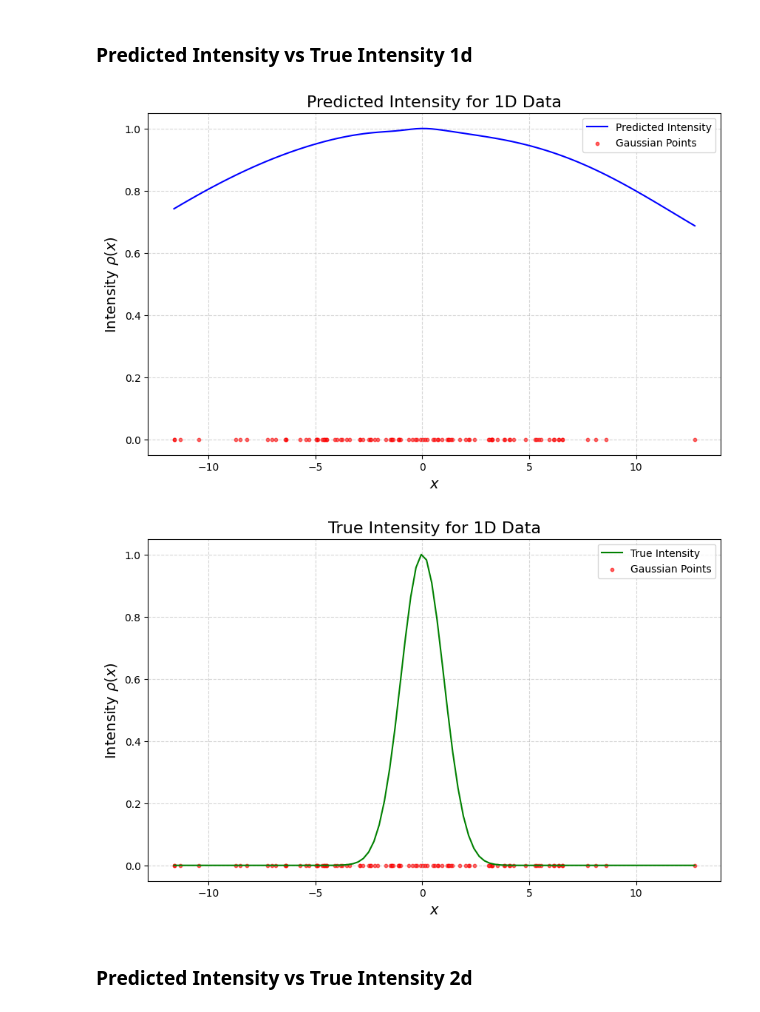
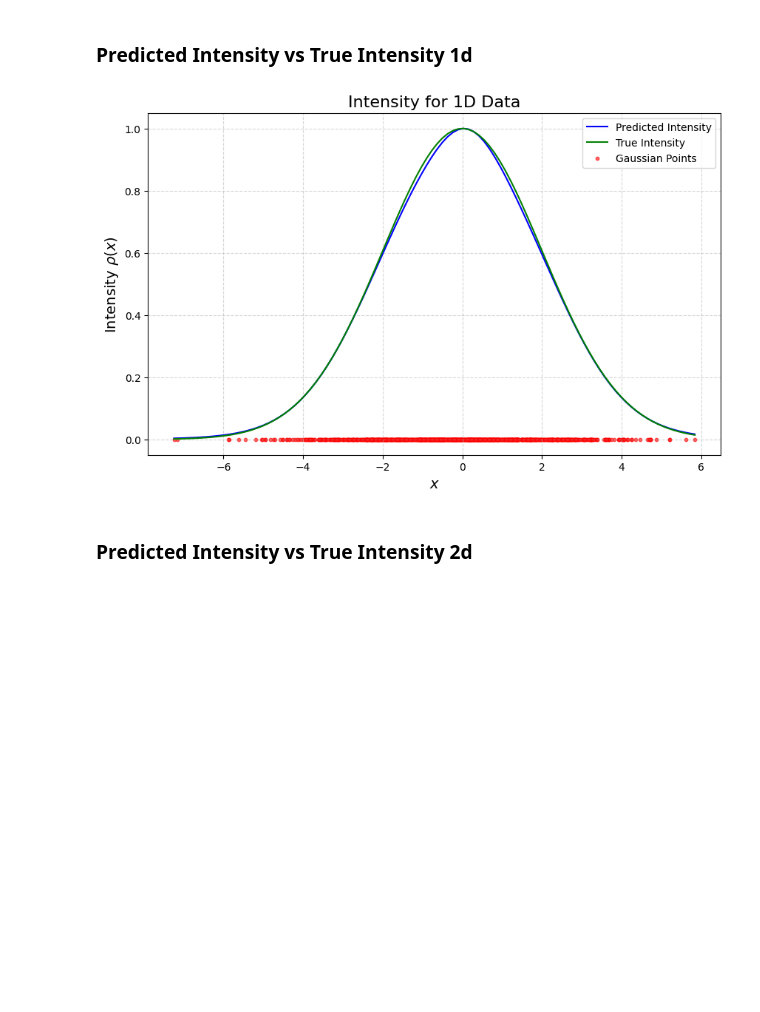
Before and after one commit to katonapng/score_matching, a Jupyter notebook: score_matching_gaussian.ipynb, the cells around one changed output. Drawn from its saved outputs; the diff is of its cells as text; code cells hidden in the pictures; blank space fills up the shorter version.

```diff
--- a/score_matching_gaussian.ipynb
+++ b/score_matching_gaussian.ipynb
@@ -250,14 +279,0 @@ def generate_multivariate_gaussian_data(mean, cov, num_samples):
-# %%
-samples = []
-
-mu = np.array([0.0, 0.0])
-cov = np.array([[1.0, 0.0], [0.0, 1.0]])
-# mu = np.random.uniform(-1, 1, size=(2,))
-# random_matrix = np.random.rand(2, 2)
-# cov = np.dot(random_matrix.T, random_matrix)
-
-n = 100
-for _ in range(n):
-    sample = generate_multivariate_gaussian_data(mu, cov, 100)
-    samples.append(torch.tensor(sample))
-dim = samples[-1].shape[1]
@@ -266,8 +280,2 @@ dim = samples[-1].shape[1]
-# %%
-X = torch.stack(samples, dim=0)
-X_train = X[:900]
-X_val = X[900:]
-loader_train = FastTensorDataLoader(X_train, batch_size=32, shuffle=False)
-loader_val = FastTensorDataLoader(X_val, batch_size=32, shuffle=False)
 # %% [markdown]
 
@@ -751,8 +829,8 @@ def optimize_theta_nn(loader_train, nn_model, num_epochs=1000, learning_rate=1e-
 # %%
 start_time = time.time()
-epochs = 250
-model, losses = optimize_theta_nn(
-    loader_train, Gaussian_NN, num_epochs=epochs, learning_rate=1e-3,
+epochs = 1000
+model, train_losses, val_losses = optimize_theta_nn(
+    loader_train, loader_val, Gaussian_NN, num_epochs=epochs, learning_rate=1e-3,
 )
 end_time = time.time()
 
@@ -789,47 +853,42 @@ plt.show()
 ### Predicted Intensity vs True Intensity 1d
 # %%
 # Extract the 1D data
-x = X_train[0]
+x = X_val[0]
 
 # Compute range for the 1D data
 x_min, x_max = x.min(), x.max()
 
 # Generate a 1D grid for intensity
 x_lin = np.linspace(x_min, x_max, 100)  # Adjust resolution if needed
 
 # Compute predicted intensity values for the grid
 intensity_pred = model(torch.tensor(x_lin[:, None], dtype=torch.float32)).squeeze().detach().numpy()
 
 # Compute true intensity values for the grid (assuming Gaussian distribution)
-mu_x = mu[0]  # Mean of the Gaussian in 1D
-sigma_x = np.sqrt(cov[0, 0])  # Standard deviation
+mu_x = mean  # Mean of the Gaussian in 1D
+sigma_x = np.sqrt(std**2)  # Standard deviation
 lambda_0 = 1 / (np.sqrt(2 * np.pi) * sigma_x)
 intensity_real = lambda_0 * np.exp(-0.5 * ((x_lin - mu_x) / sigma_x) ** 2)
 
 # Plot 1: Predicted Intensity Function
 plt.figure(figsize=(10, 6))
 plt.plot(x_lin, intensity_pred / np.max(intensity_pred), label='Predicted Intensity', color='blue')
-plt.scatter(x, np.zeros_like(x), c='red', s=10, alpha=0.6, label='Gaussian Points')
 plt.xlabel(r'$x$', fontsize=14)
 plt.ylabel(r'Intensity $\rho(x)$', fontsize=14)
-plt.title('Predicted Intensity for 1D Data', fontsize=16)
 plt.grid(True, linestyle='--', alpha=0.5)
 plt.legend()
-plt.show()
 
 # Plot 2: True Intensity Function
-plt.figure(figsize=(10, 6))
 plt.plot(x_lin, intensity_real / intensity_real.max(), label='True Intensity', color='green')
 plt.scatter(x, np.zeros_like(x), c='red', s=10, alpha=0.6, label='Gaussian Points')
 plt.xlabel(r'$x$', fontsize=14)
 plt.ylabel(r'Intensity $\rho(x)$', fontsize=14)
-plt.title('True Intensity for 1D Data', fontsize=16)
+plt.title('Intensity for 1D Data', fontsize=16)
 plt.grid(True, linestyle='--', alpha=0.5)
 plt.legend()
 plt.show()
 # %% [output]
-[figure, old version]
+[figure, new version]
-[figure, removed]
 # %% [markdown]
 ### Predicted Intensity vs True Intensity 2d
 # %%
```
Also changed, not shown: parts of 33 cells of this notebook.
